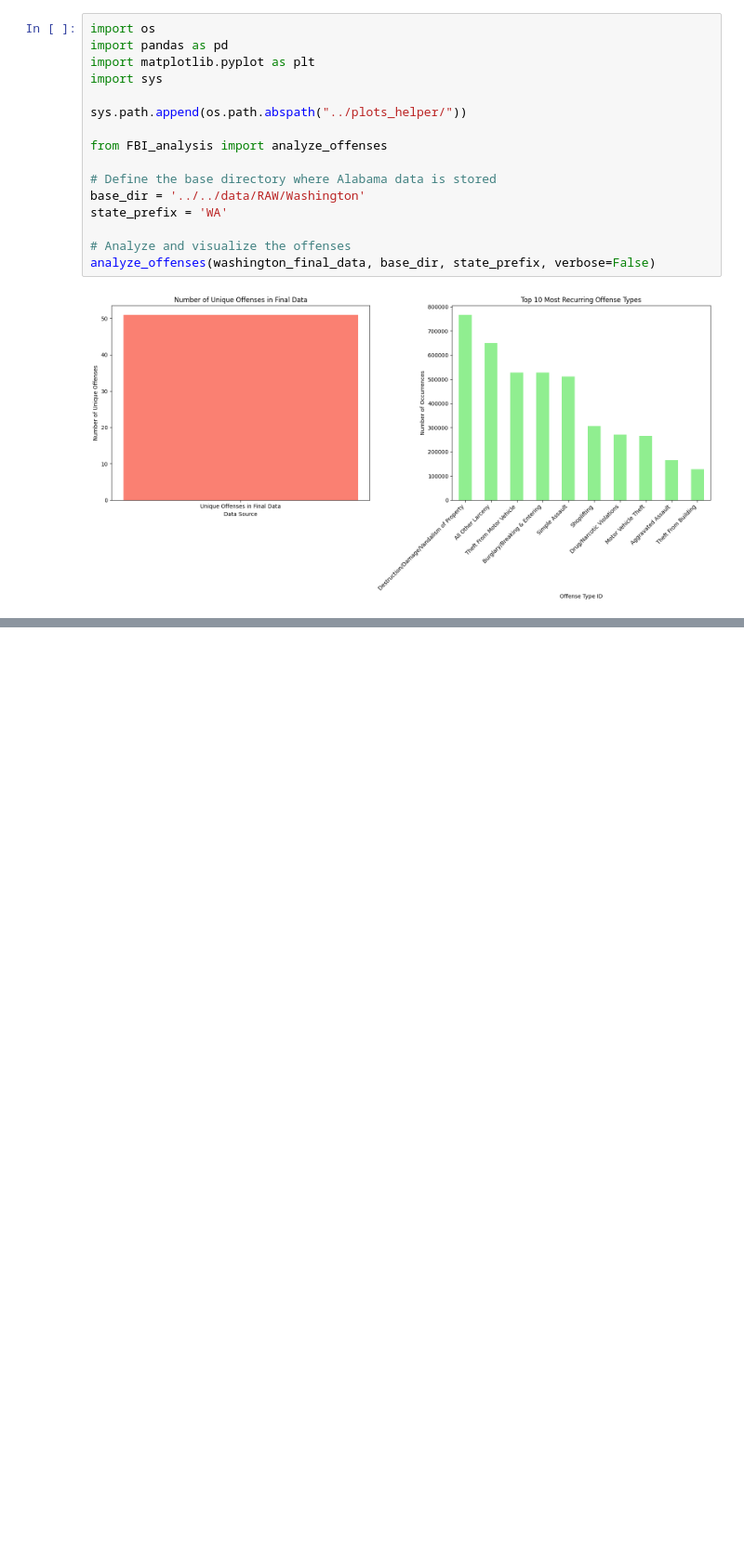
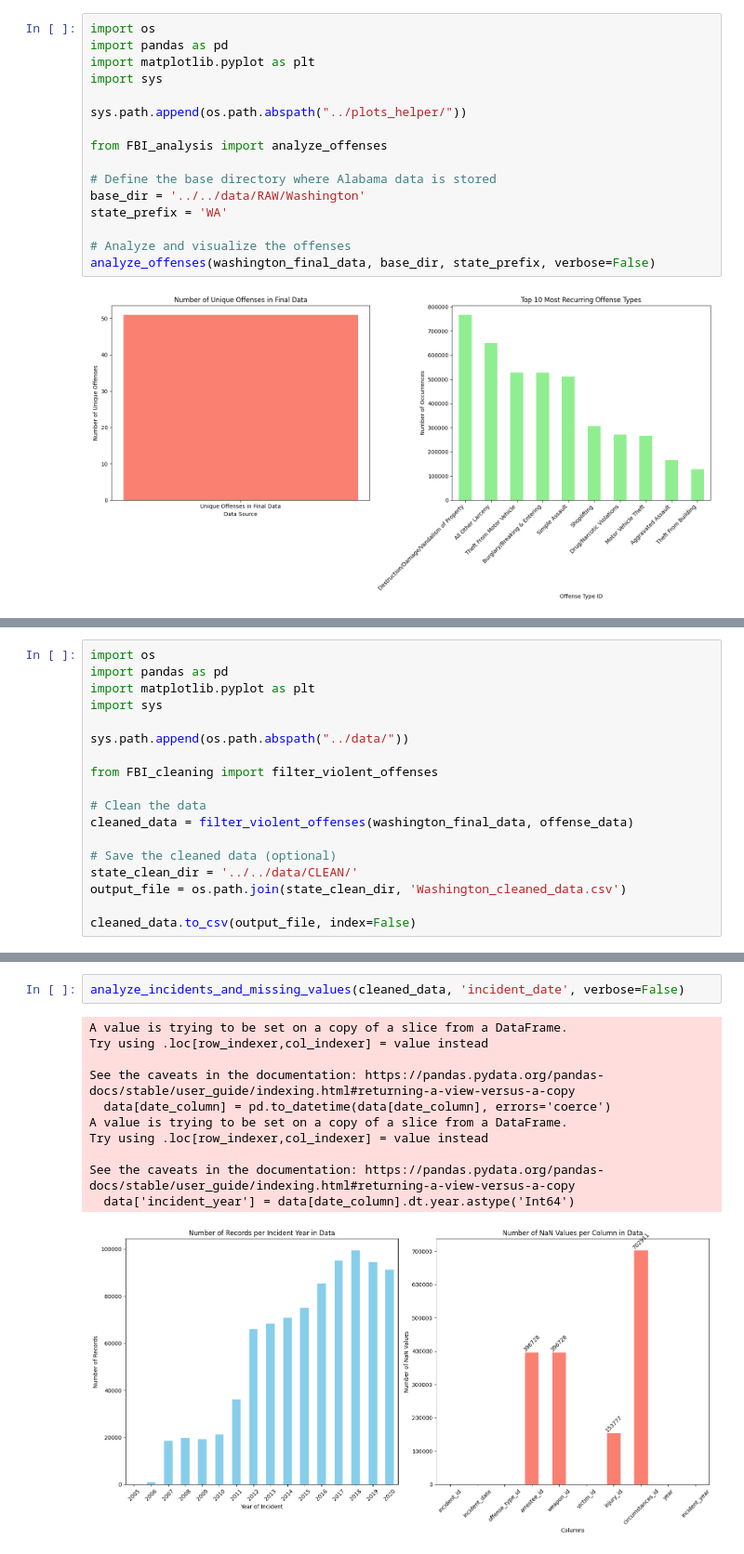
Before and after one commit to epfl-ada/ada-2024-project-alligatorsdontapologize24, a Jupyter notebook: src/script/Data_Merging_by_States_Year.ipynb, the cells around one changed output, grey strips where cells are left out. Shown at 93% size. Drawn from its saved outputs; the diff is of its cells as text; blank space fills up the shorter version.

Commit message:
FBI data cleaning to keep violent categories

```diff
--- a/src/script/Data_Merging_by_States_Year.ipynb
+++ b/src/script/Data_Merging_by_States_Year.ipynb
@@ -325,0 +393,18 @@ analyze_offenses(washington_final_data, base_dir, state_prefix, verbose=False)
+# %%
+import os
+import pandas as pd
+import matplotlib.pyplot as plt
+import sys
+
+sys.path.append(os.path.abspath("../data/"))
+
+from FBI_cleaning import filter_violent_offenses
+
+# Clean the data
+cleaned_data = filter_violent_offenses(washington_final_data, offense_data)
+
+# Save the cleaned data (optional)
+state_clean_dir = '../../data/CLEAN/'
+output_file = os.path.join(state_clean_dir, 'Washington_cleaned_data.csv')
+
+cleaned_data.to_csv(output_file, index=False)
@@ -325,0 +430,14 @@ analyze_offenses(washington_final_data, base_dir, state_prefix, verbose=False)
+# %%
+analyze_incidents_and_missing_values(cleaned_data, 'incident_date', verbose=False)
+# %% [output]
+A value is trying to be set on a copy of a slice from a DataFrame.
+Try using .loc[row_indexer,col_indexer] = value instead
+
+See the caveats in the documentation: https://pandas.pydata.org/pandas-docs/stable/user_guide/indexing.html#returning-a-view-versus-a-copy
+  data[date_column] = pd.to_datetime(data[date_column], errors='coerce')
+A value is trying to be set on a copy of a slice from a DataFrame.
+Try using .loc[row_indexer,col_indexer] = value instead
+
+See the caveats in the documentation: https://pandas.pydata.org/pandas-docs/stable/user_guide/indexing.html#returning-a-view-versus-a-copy
+  data['incident_year'] = data[date_column].dt.year.astype('Int64')
+[figure, added]
```
Also changed, not shown: parts of 4 cells of this notebook, 1 other file.
